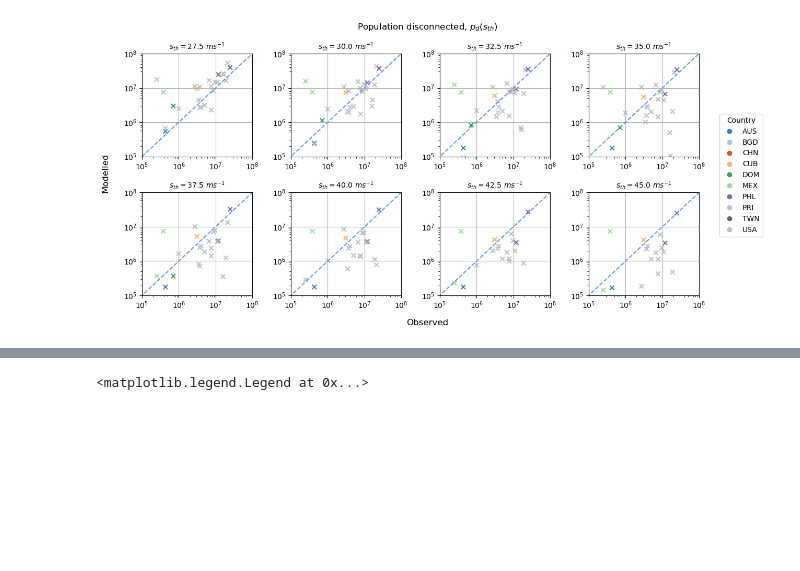
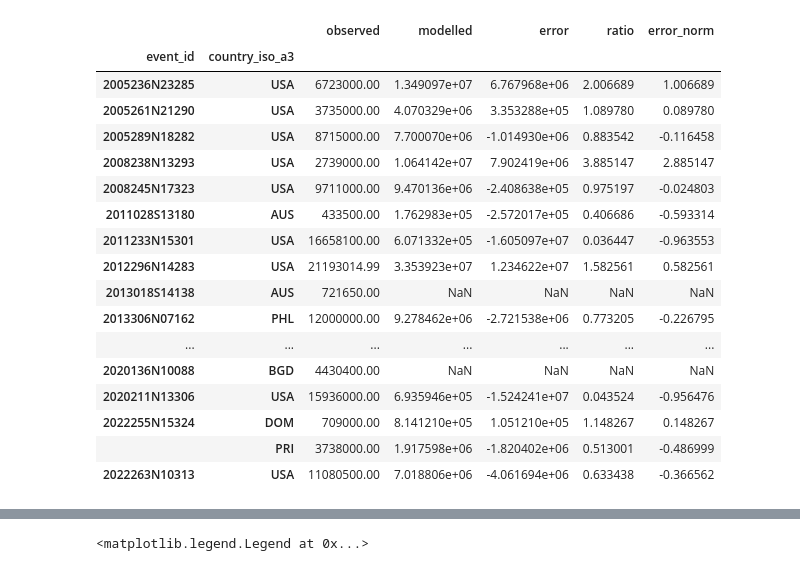
Before and after one commit to nismod/open-gira, a Jupyter notebook: validation/outage_model_validation.ipynb, the cells around one changed output, grey strips where cells are left out. Cells and saved outputs as stored; diff of their text form; code cells hidden in the pictures; blank space fills up the shorter version.

Commit message:
tidy data

```diff
--- a/validation/outage_model_validation.ipynb
+++ b/validation/outage_model_validation.ipynb
@@ -113,6 +121,28 @@ for threshold in ds.threshold.values:
 
 # all data with a 3 level multi-index
 data = pd.concat(by_threshold, names=["threshold", "event_id", "country_iso_a3"])
+# %%
+# example data for a given threshold
+data.loc[32.5, :, :]
+# %% [output]
+|  |  | observed | modelled | error | ratio | error_norm |
+| event_id | country_iso_a3 |  |  |  |  |  |
+| 2005236N23285 | USA | 6723000.00 | 1.349097e+07 | 6.767968e+06 | 2.006689 | 1.006689 |
+| 2005261N21290 | USA | 3735000.00 | 4.070329e+06 | 3.353288e+05 | 1.089780 | 0.089780 |
+| 2005289N18282 | USA | 8715000.00 | 7.700070e+06 | -1.014930e+06 | 0.883542 | -0.116458 |
+| 2008238N13293 | USA | 2739000.00 | 1.064142e+07 | 7.902419e+06 | 3.885147 | 2.885147 |
+| 2008245N17323 | USA | 9711000.00 | 9.470136e+06 | -2.408638e+05 | 0.975197 | -0.024803 |
+| 2011028S13180 | AUS | 433500.00 | 1.762983e+05 | -2.572017e+05 | 0.406686 | -0.593314 |
+| 2011233N15301 | USA | 16658100.00 | 6.071332e+05 | -1.605097e+07 | 0.036447 | -0.963553 |
+| 2012296N14283 | USA | 21193014.99 | 3.353923e+07 | 1.234622e+07 | 1.582561 | 0.582561 |
+| 2013018S14138 | AUS | 721650.00 | NaN | NaN | NaN | NaN |
+| 2013306N07162 | PHL | 12000000.00 | 9.278462e+06 | -2.721538e+06 | 0.773205 | -0.226795 |
+| ... | ... | ... | ... | ... | ... | ... |
+| 2020136N10088 | BGD | 4430400.00 | NaN | NaN | NaN | NaN |
+| 2020211N13306 | USA | 15936000.00 | 6.935946e+05 | -1.524241e+07 | 0.043524 | -0.956476 |
+| 2022255N15324 | DOM | 709000.00 | 8.141210e+05 | 1.051210e+05 | 1.148267 | 0.148267 |
+|  | PRI | 3738000.00 | 1.917598e+06 | -1.820402e+06 | 0.513001 | -0.486999 |
+| 2022263N10313 | USA | 11080500.00 | 7.018806e+06 | -4.061694e+06 | 0.633438 | -0.366562 |
 # %%
 def categorical_cmap(cmap_name: str, categories: list) -> dict[str: tuple[float]]:
     scalar_mappable = matplotlib.cm.ScalarMappable(matplotlib.colors.Normalize(0, 1), cmap_name)
@@ -127,48 +157,3 @@ country_cmap = categorical_cmap("tab20c", countries)
 # make a cmap for wind speed thresholds
 thresholds = sorted(set(data.index.get_level_values("threshold").values))
 wind_cmap = categorical_cmap("plasma", thresholds)
-# %%
-# scatter plot modelled vs. observed by threshold
-
-n = len(thresholds)
-ncols = min([n, 4])
-nrows = (n // ncols) + (n % ncols)
-f, axes = plt.subplots(ncols=ncols, nrows=nrows, figsize=(3 + 2.5 * ncols, 2 + 2 * nrows), squeeze=False)
-
-for row in range(nrows):
-    for col in range(ncols):
-
-        i = col + (row * ncols)
-        ax = axes[row, col]
-
-        if i < n:
-            threshold = thresholds[i]
-            df = data.loc[threshold, :, :]
-
-            # build a list of RGBA values the same length as the data
-            colours = [country_cmap[value] for value in df.index.get_level_values("country_iso_a3").values]
-
-            ax.scatter(df.observed, df.modelled, marker="x", c=colours)
-            x = np.linspace(0, 10 * max(df.observed), 100)
-            ax.plot(x, x, ls="--", c="cornflowerblue")
-            ax.grid()
-            ax.set_title(f"$s_{{th}} = {threshold} \ m s^{{-1}}$", size=10)
-            ax.set_xscale("log")
-            ax.set_yscale("log")
-            ax.set_xlim(1E5, 1E8)
-            ax.set_ylim(1E5, 1E8)
-
-        # disable any axes we don't need
-        else:
-            ax.set_axis_off()
-
-handles = [Line2D([0], [0], marker='o', color='w', markerfacecolor=v, label=k, markersize=8) for k, v in country_cmap.items() if isinstance(k, str)]
-ax.legend(title='Country', handles=handles, bbox_to_anchor=(1.15, 1.8))
-
-f.supxlabel("Observed")
-f.supylabel("Modelled")
-f.suptitle("Population disconnected, $p_{d}(s_{th})$")
-
-plt.subplots_adjust(bottom=0.11, top=0.88, left=0.08, right=0.9, hspace=0.35, wspace=0.35)
-# %% [output]
-[figure, removed]
```
Also changed, not shown: parts of 9 cells of this notebook.
